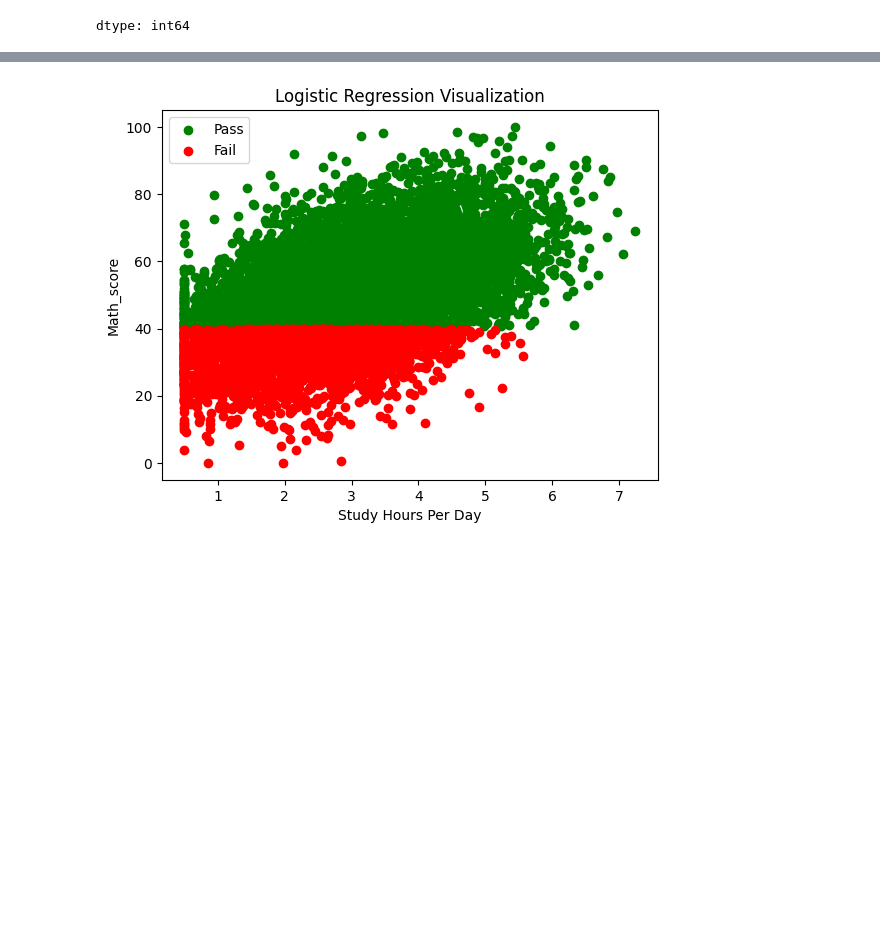
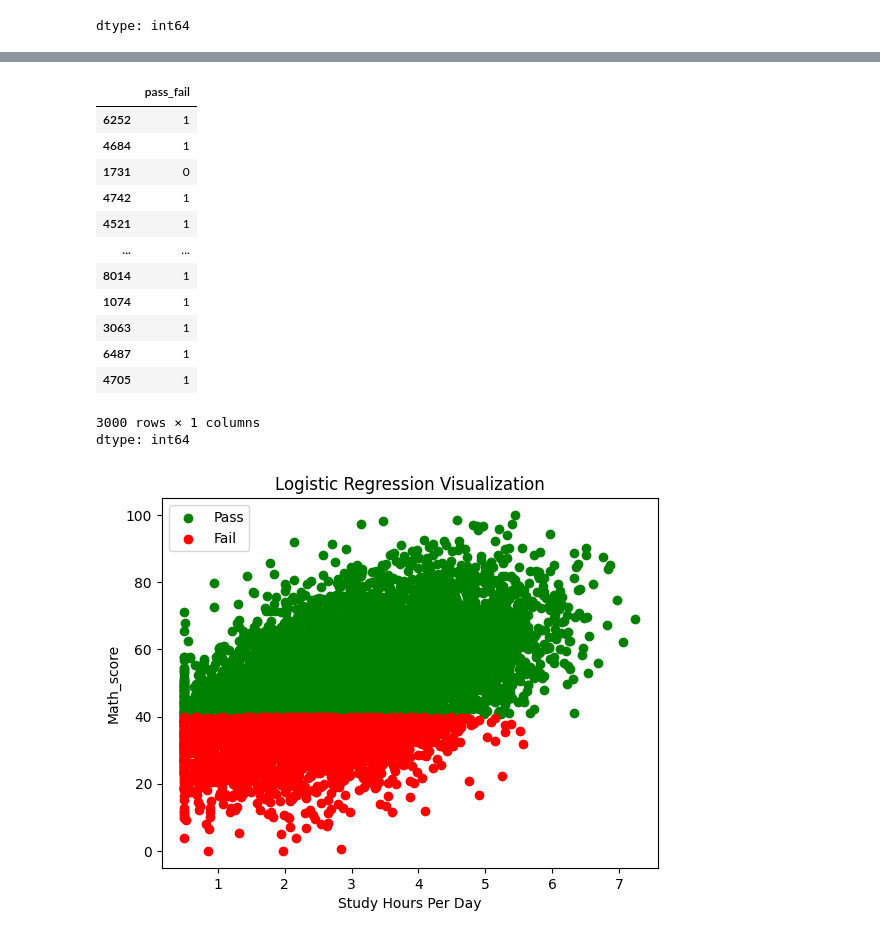
Before and after one commit to prameela-rani-patnaik/Student_Performance_Analysis., a Jupyter notebook: M1.ipynb, the cells around one changed output, grey strips where cells are left out. Drawn from its saved outputs; the diff is of its cells as text; code cells hidden in the pictures; blank space fills up the shorter version.

```diff
--- a/M1.ipynb
+++ b/M1.ipynb
@@ -117,3 +186,20 @@ df['pass_fail'] = df['math_score'].apply(
+# %%
+y_test
+# %% [output]
+|  | pass_fail |
+| 6252 | 1 |
+| 4684 | 1 |
+| 1731 | 0 |
+| 4742 | 1 |
+| 4521 | 1 |
+| ... | ... |
+| 8014 | 1 |
+| 1074 | 1 |
+| 3063 | 1 |
+| 6487 | 1 |
+| 4705 | 1 |
+3000 rows × 1 columns
+dtype: int64
 # %%
 import matplotlib.pyplot as plt
 
```
Also changed, not shown: parts of 29 cells of this notebook.
